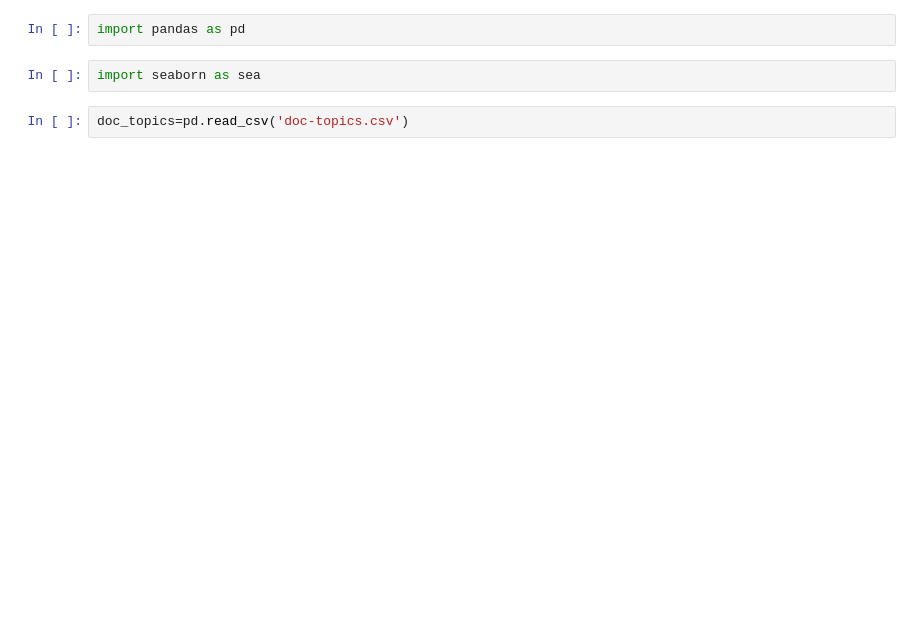
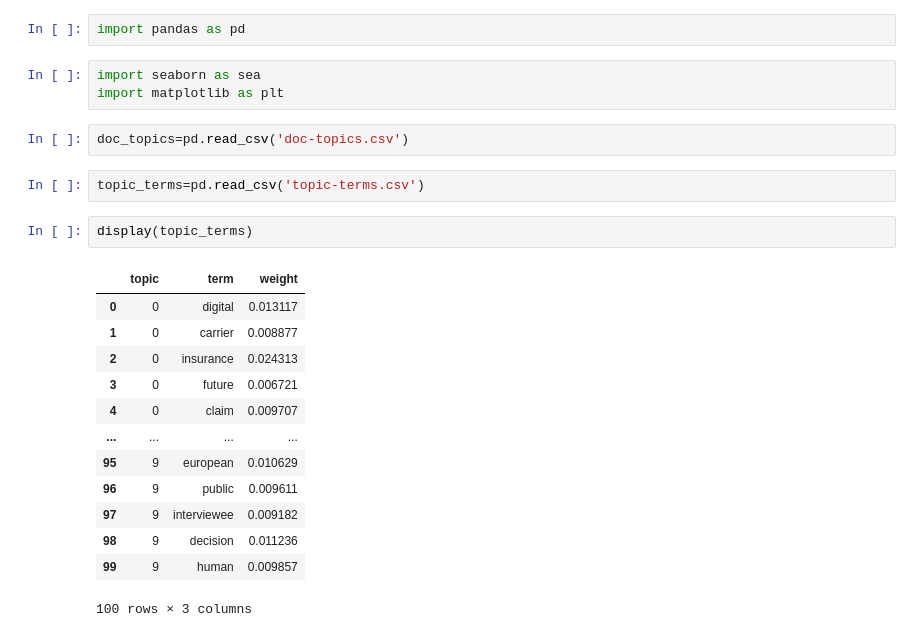
Before and after one commit to protzetter/NLP-experiments, a Jupyter notebook: DocumentsMining-Part8.ipynb, the cells around one changed output. Cells and saved outputs as stored; diff of their text form; blank space fills up the shorter version.

```diff
--- a/DocumentsMining-Part8.ipynb
+++ b/DocumentsMining-Part8.ipynb
@@ -110,5 +116,24 @@ topic-terms.csv
 import pandas as pd
 # %%
 import seaborn as sea
+import matplotlib as plt
 # %%
 doc_topics=pd.read_csv('doc-topics.csv')
+# %%
+topic_terms=pd.read_csv('topic-terms.csv')
+# %%
+display(topic_terms)
+# %% [output]
+|  | topic | term | weight |
+| 0 | 0 | digital | 0.013117 |
+| 1 | 0 | carrier | 0.008877 |
+| 2 | 0 | insurance | 0.024313 |
+| 3 | 0 | future | 0.006721 |
+| 4 | 0 | claim | 0.009707 |
+| ... | ... | ... | ... |
+| 95 | 9 | european | 0.010629 |
+| 96 | 9 | public | 0.009611 |
+| 97 | 9 | interviewee | 0.009182 |
+| 98 | 9 | decision | 0.011236 |
+| 99 | 9 | human | 0.009857 |
+100 rows × 3 columns
```
Also changed, not shown: parts of 18 cells of this notebook.
